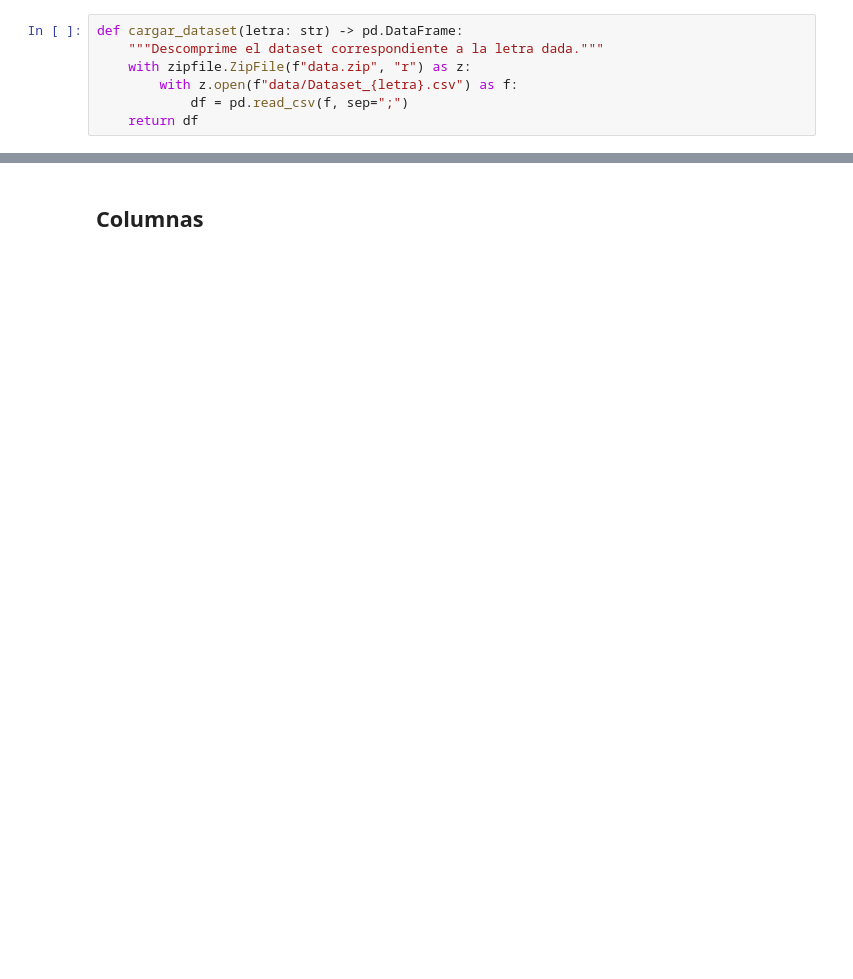
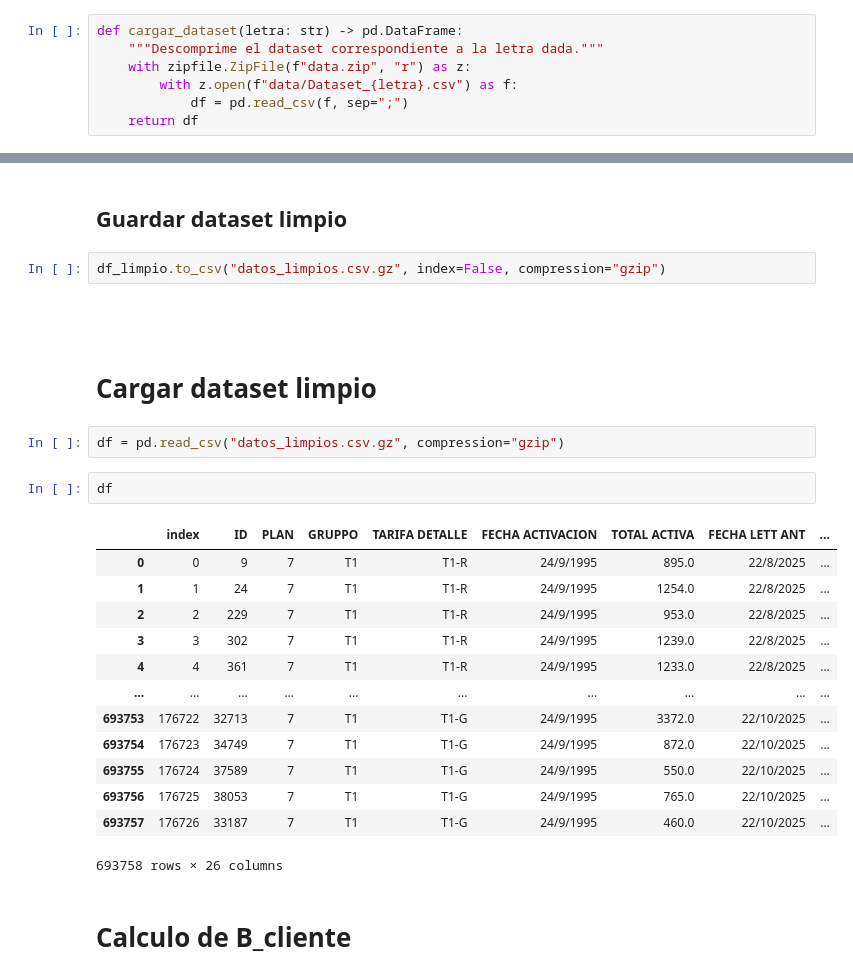
Before and after one commit to SantiagoEzequielDrelewicz/TP-LMC, a Jupyter notebook: main.ipynb, the cells around one changed output, grey strips where cells are left out. Drawn from its saved outputs; the diff is of its cells as text; blank space fills up the shorter version.

Commit message:
Agrego limpieza del dataset

```diff
--- a/main.ipynb
+++ b/main.ipynb
@@ -53,2 +391,28 @@ df_A
+# %% [markdown]
+## Guardar dataset limpio
+# %%
+df_limpio.to_csv("datos_limpios.csv.gz", index=False, compression="gzip")
 # %% [markdown]
-## **Columnas**
+#
+# %% [markdown]
+# Cargar dataset limpio
+# %%
+df = pd.read_csv("datos_limpios.csv.gz", compression="gzip")
+# %%
+df
+# %% [output]
+|  | index | ID | PLAN | GRUPPO | TARIFA DETALLE | FECHA ACTIVACION | TOTAL ACTIVA | FECHA LETT ANT | ... |
+| 0 | 0 | 9 | 7 | T1 | T1-R | 24/9/1995 | 895.0 | 22/8/2025 | ... |
+| 1 | 1 | 24 | 7 | T1 | T1-R | 24/9/1995 | 1254.0 | 22/8/2025 | ... |
+| 2 | 2 | 229 | 7 | T1 | T1-R | 24/9/1995 | 953.0 | 22/8/2025 | ... |
+| 3 | 3 | 302 | 7 | T1 | T1-R | 24/9/1995 | 1239.0 | 22/8/2025 | ... |
+| 4 | 4 | 361 | 7 | T1 | T1-R | 24/9/1995 | 1233.0 | 22/8/2025 | ... |
+| ... | ... | ... | ... | ... | ... | ... | ... | ... | ... |
+| 693753 | 176722 | 32713 | 7 | T1 | T1-G | 24/9/1995 | 3372.0 | 22/10/2025 | ... |
+| 693754 | 176723 | 34749 | 7 | T1 | T1-G | 24/9/1995 | 872.0 | 22/10/2025 | ... |
+| 693755 | 176724 | 37589 | 7 | T1 | T1-G | 24/9/1995 | 550.0 | 22/10/2025 | ... |
+| 693756 | 176725 | 38053 | 7 | T1 | T1-G | 24/9/1995 | 765.0 | 22/10/2025 | ... |
+| 693757 | 176726 | 33187 | 7 | T1 | T1-G | 24/9/1995 | 460.0 | 22/10/2025 | ... |
+693758 rows × 26 columns
+# %% [markdown]
+# Calculo de B_cliente
```
Also changed, not shown: parts of 25 cells of this notebook.
